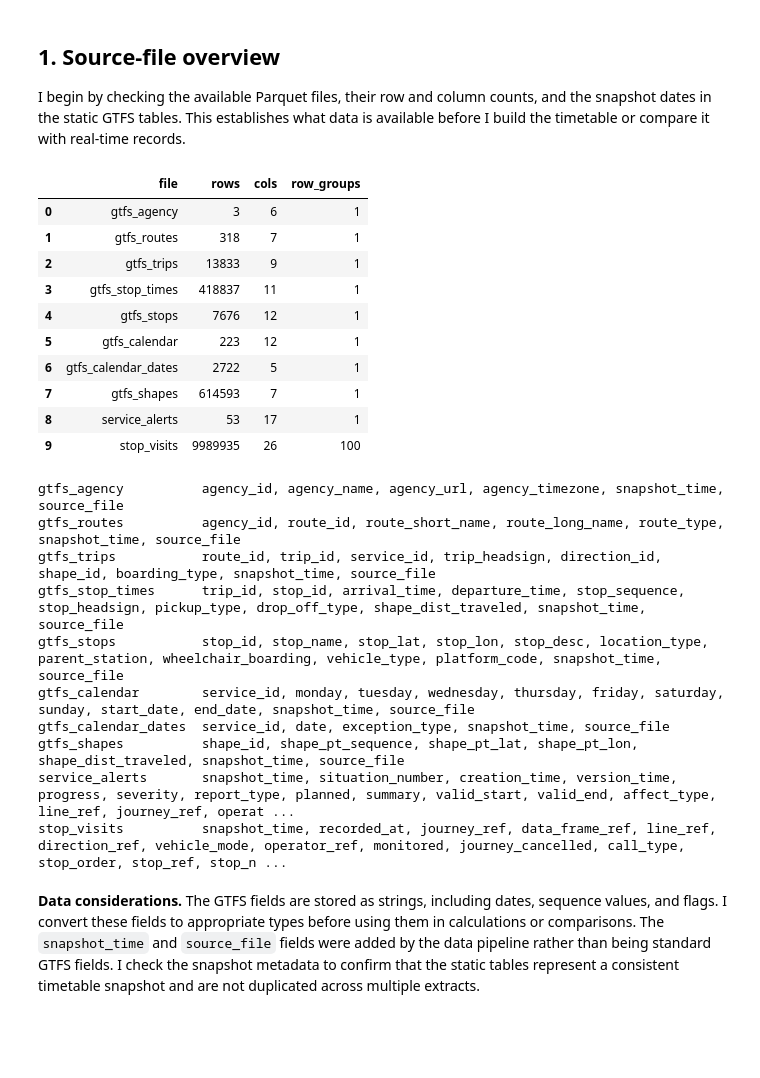
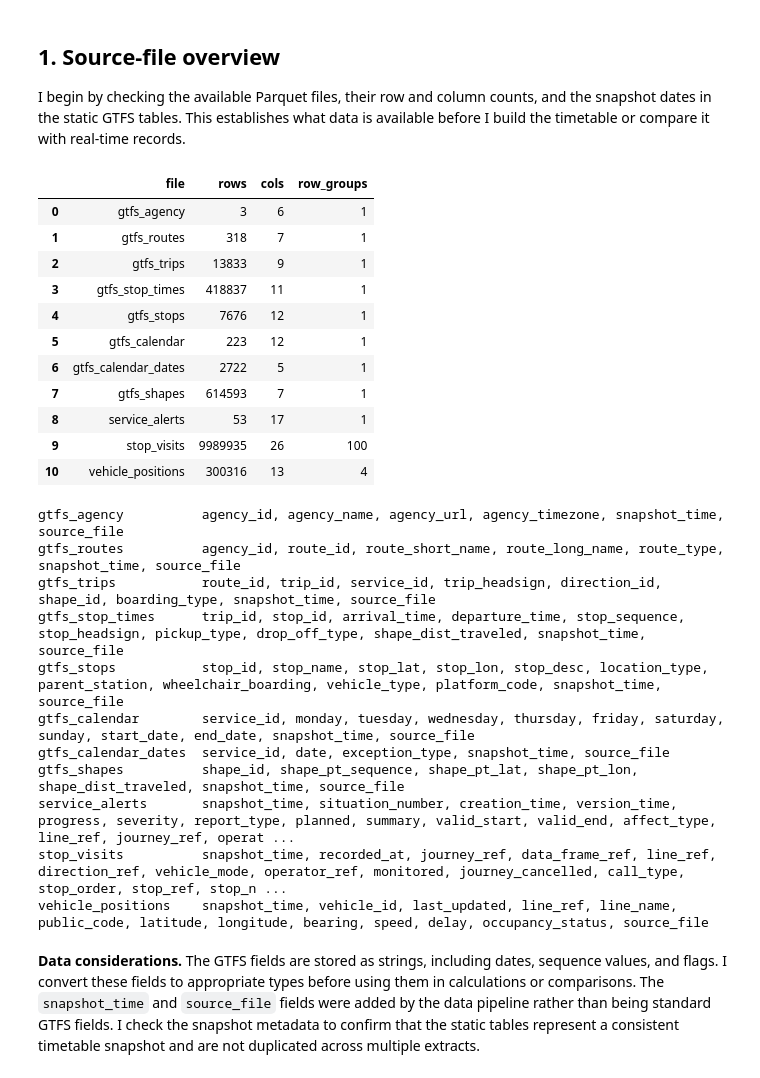
Before and after one commit to syedsakib452/Entur-Buspulse, a Jupyter notebook: tables/parquet_2026-10-24/analyzing_parquet_files_v3.ipynb, the cells around one changed output. Drawn from its saved outputs; the diff is of its cells as text; code cells hidden in the pictures; blank space fills up the shorter version.

```diff
--- a/tables/parquet_2026-10-24/analyzing_parquet_files_v3.ipynb
+++ b/tables/parquet_2026-10-24/analyzing_parquet_files_v3.ipynb
@@ -73,37 +73,38 @@ I begin by checking the available Parquet files, their row and column counts, an
 FILES = [
     "gtfs_agency", "gtfs_routes", "gtfs_trips", "gtfs_stop_times", "gtfs_stops",
     "gtfs_calendar", "gtfs_calendar_dates", "gtfs_shapes",
-    "service_alerts", "stop_visits",
+    "service_alerts", "stop_visits", "vehicle_positions"
 ]
 
 rows = []
 for name in FILES:
     pf = pq.ParquetFile(pq_path(name))
     rows.append({
         "file": name,
         "rows": pf.metadata.num_rows,
         "cols": pf.metadata.num_columns,
         "row_groups": pf.metadata.num_row_groups,
         "columns": ", ".join(pf.schema_arrow.names),
     })
 overview = pd.DataFrame(rows)
 display(overview[["file", "rows", "cols", "row_groups"]])
 
 # Full column lists, if you want to read them
 for r in rows:
     print(f"{r['file']:<20} {r['columns']}")
 # %% [output]
 |  | file | rows | cols | row_groups |
 | 0 | gtfs_agency | 3 | 6 | 1 |
 | 1 | gtfs_routes | 318 | 7 | 1 |
 | 2 | gtfs_trips | 13833 | 9 | 1 |
 | 3 | gtfs_stop_times | 418837 | 11 | 1 |
 | 4 | gtfs_stops | 7676 | 12 | 1 |
 | 5 | gtfs_calendar | 223 | 12 | 1 |
 | 6 | gtfs_calendar_dates | 2722 | 5 | 1 |
 | 7 | gtfs_shapes | 614593 | 7 | 1 |
 | 8 | service_alerts | 53 | 17 | 1 |
 | 9 | stop_visits | 9989935 | 26 | 100 |
+| 10 | vehicle_positions | 300316 | 13 | 4 |
 gtfs_agency          agency_id, agency_name, agency_url, agency_timezone, snapshot_time, source_file
 gtfs_routes          agency_id, route_id, route_short_name, route_long_name, route_type, snapshot_time, source_file
 gtfs_trips           route_id, trip_id, service_id, trip_headsign, direction_id, shape_id, boarding_type, snapshot_time, source_file
@@ -114,6 +115,7 @@ gtfs_calendar_dates  service_id, date, exception_type, snapshot_time, source_fil
 gtfs_shapes          shape_id, shape_pt_sequence, shape_pt_lat, shape_pt_lon, shape_dist_traveled, snapshot_time, source_file
 service_alerts       snapshot_time, situation_number, creation_time, version_time, progress, severity, report_type, planned, summary, valid_start, valid_end, affect_type, line_ref, journey_ref, operat ...
 stop_visits          snapshot_time, recorded_at, journey_ref, data_frame_ref, line_ref, direction_ref, vehicle_mode, operator_ref, monitored, journey_cancelled, call_type, stop_order, stop_ref, stop_n ...
+vehicle_positions    snapshot_time, vehicle_id, last_updated, line_ref, line_name, public_code, latitude, longitude, bearing, speed, delay, occupancy_status, source_file
 # %% [markdown]
 **Data considerations.** The GTFS fields are stored as strings, including dates, sequence values, and flags. I convert these fields to appropriate types before using them in calculations or comparisons. The `snapshot_time` and `source_file` fields were added by the data pipeline rather than being standard GTFS fields. I check the snapshot metadata to confirm that the static tables represent a consistent timetable snapshot and are not duplicated across multiple extracts.
 # %%
```
Also changed, not shown: parts of 5 cells of this notebook, 1 other file.
